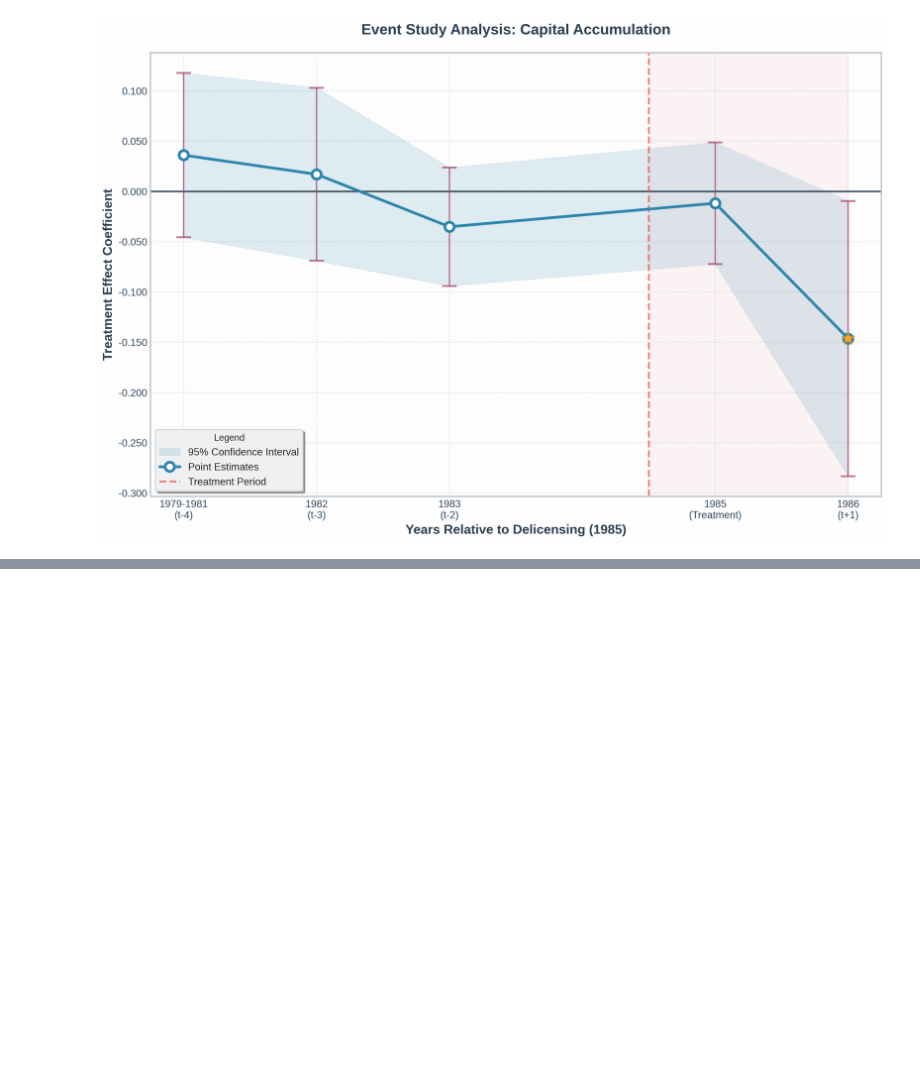
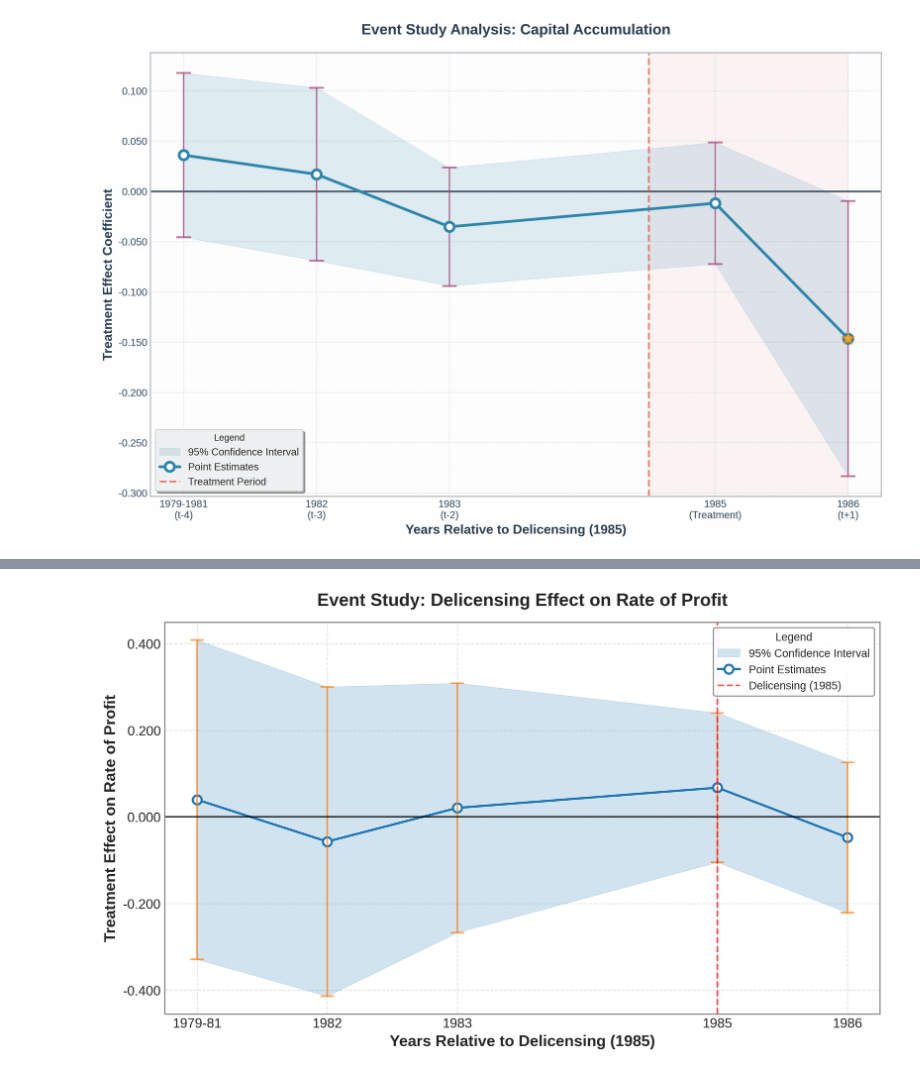
Before and after one commit to kabeerbora/1980s_delin, a Jupyter notebook: visualizations_delin.ipynb, the cells around one changed output, grey strips where cells are left out. Drawn from its saved outputs; the diff is of its cells as text; code cells hidden in the pictures; blank space fills up the shorter version.

```diff
--- a/visualizations_delin.ipynb
+++ b/visualizations_delin.ipynb
@@ -314,0 +79,79 @@ plt.show()
+# %%
+import matplotlib.pyplot as plt
+import numpy as np
+import seaborn as sns
+from matplotlib import font_manager
+
+
+# Data from feols output (rate_of_profit)
+time_points = [-4, -3, -2, 0, 1]  # Exclude time_to_treat = 2 (1987)
+estimates = [0.039848, -0.056839, 0.021007, 0.067665, -0.047414]
+std_errors = [0.188014, 0.182083, 0.146876, 0.087912, 0.088463]
+
+# Calculate 95% confidence intervals
+ci_lower = [est - 1.96 * se for est, se in zip(estimates, std_errors)]
+ci_upper = [est + 1.96 * se for est, se in zip(estimates, std_errors)]
+
+# Create plot
+plt.style.use('seaborn-v0_8-whitegrid')
+fig, ax = plt.subplots(figsize=(10, 6), dpi=300)
+primary_color = '#1f77b4'  # Blue for consistency
+secondary_color = '#ff7f0e'  # Orange for error bars
+
+# Shaded confidence interval
+ax.fill_between(time_points, ci_lower, ci_upper,
+                color=primary_color, alpha=0.2,
+                label='95% Confidence Interval',
+                edgecolor=primary_color, linewidth=0.5)
+
+# Plot estimates
+ax.plot(time_points, estimates,
+        color=primary_color, linewidth=2,
+        marker='o', markersize=8,
+        markerfacecolor='white',
+        markeredgecolor=primary_color,
+        markeredgewidth=2,
+        label='Point Estimates')
+
+# Error bars
+ax.errorbar(time_points, estimates, yerr=[1.96 * se for se in std_errors],
+            fmt='none', ecolor=secondary_color, capsize=6, capthick=1.5,
+            alpha=0.7)
+
+# Reference lines
+ax.axhline(y=0, color='black', linestyle='-', alpha=0.8, linewidth=1.5)
+ax.axvline(x=0, color='red', linestyle='--', alpha=0.7, linewidth=1.5,
+           label='Delicensing (1985)')
+
+# Customize axes
+ax.set_xlabel('Years Relative to Delicensing (1985)', fontsize=14, fontweight='bold')
+ax.set_ylabel('Treatment Effect on Rate of Profit', fontsize=14, fontweight='bold')
+ax.set_title('Event Study: Delicensing Effect on Rate of Profit',
+             fontsize=16, fontweight='bold', pad=15)
+ax.set_xticks([-4, -3, -2, 0, 1])
+ax.set_xticklabels(['1979-81', '1982', '1983', '1985', '1986'], fontsize=12)
+ax.tick_params(axis='y', labelsize=12)
+ax.yaxis.set_major_formatter(plt.FuncFormatter(lambda x, p: f'{x:.3f}'))
+ax.grid(True, linestyle='--', alpha=0.6)
+ax.set_axisbelow(True)
+
+# Legend
+legend = ax.legend(loc='upper right', frameon=True, fontsize=10, title='Legend')
+legend.get_frame().set_edgecolor('gray')
+legend.get_frame().set_alpha(0.9)
+
+# Adjust layout and spines
+plt.tight_layout()
+for spine in ax.spines.values():
+    spine.set_edgecolor('gray')
+    spine.set_linewidth(1)
+
+# Background
+fig.patch.set_facecolor('white')
+ax.set_facecolor('white')
+
+# Save for LaTeX
+plt.savefig('event_study_profit.pdf', format='pdf', bbox_inches='tight')
+plt.show()
+# %% [output]
+[figure, added]
```
Also changed, not shown: parts of 6 cells of this notebook.
